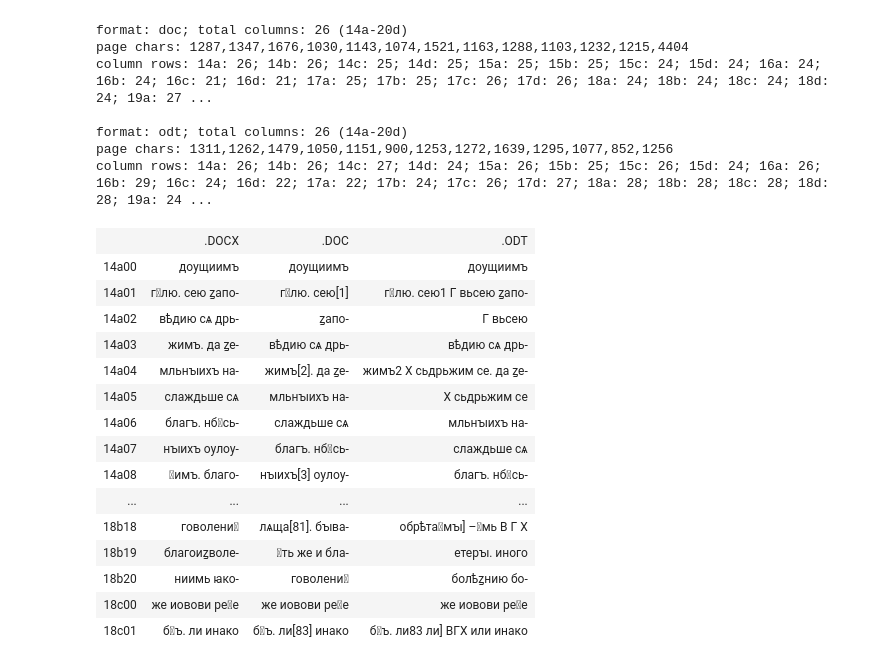
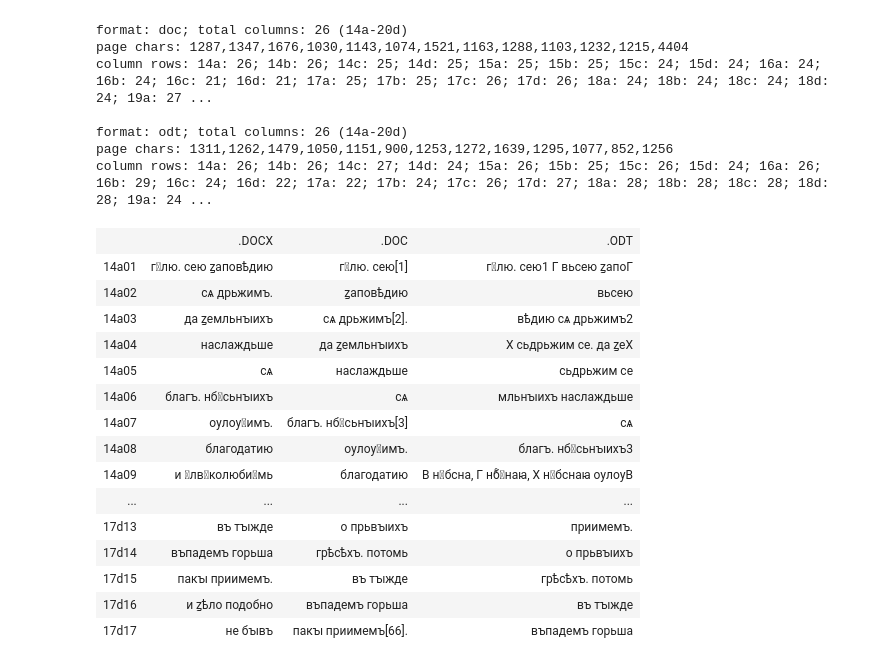
Before and after one commit to mapto/UchitelnoEvangelie, a Jupyter notebook: vocab_extractor.ipynb, the cells around one changed output. Cells and saved outputs as stored; diff of their text form; code cells hidden in the pictures.

```diff
--- a/vocab_extractor.ipynb
+++ b/vocab_extractor.ipynb
@@ -27,31 +24,35 @@ with open("template.html", "r") as ftempl:
 # %%
+html_template = ""
+with open("template.html", "r") as ftempl:
+    html_template = ftempl.read()
+
 html_row_template ="<tr><td class='index'>%s</td><td>%s</td></tr>"
 html_content = html_row_template % ("", "</td><td>".join(["." + d.ext.upper() for d in docs]))
 for page in docs[0].pages().keys():
     mpage = [d.pages()[page] for d in docs]
-    min_lines = min([len(p) for p in mpage])
-    for l in range(min_lines):
-        mline = [format[l] for format in mpage]
+    mlines = max([len(p) for p in mpage])
+    for l in range(1, mlines + 1):
+        mline = [format[l] if len(format) > l else "" for format in mpage]
         line = "%s%02d" % (page, l)
         html_content += html_row_template % (line, "</td><td>".join(mline))
 # print(html_content)
 IPython.display.HTML(html_template % html_content)
 # IPython.display.Markdown(html_template % html_content)
-# IPython.display.IFrame(src='data:text/html;charset=utf-8,' + (html_template % html_content), width=900, height=600)
+# IPython.display.IFrame(src='data:text/html;charset=utf-8,' + (html_template % html_content), width=900, height=600, allow="")
 # %% [output]
 |  | .DOCX | .DOC | .ODT |
-| 14a00 | дѹщиимъ | дѹщиимъ | дѹщиимъ |
-| 14a01 | глю. сею ꙁапо- | глю. сею[1] | глю. сею1 Г вьсею ꙁапо- |
-| 14a02 | вѣдию сѧ дрь- | ꙁапо- | Г вьсею |
-| 14a03 | жимъ. да ꙁе- | вѣдию сѧ дрь- | вѣдию сѧ дрь- |
-| 14a04 | мльнꙑихъ на- | жимъ[2]. да ꙁе- | жимъ2 Х сьдрьжим се. да ꙁе- |
-| 14a05 | слаждьше сѧ | мльнꙑихъ на- | Х сьдрьжим се |
-| 14a06 | благъ. нбсь- | слаждьше сѧ | мльнꙑихъ на- |
-| 14a07 | нꙑихъ ѹлѹ- | благъ. нбсь- | слаждьше сѧ |
-| 14a08 | имъ. благо- | нꙑихъ[3] ѹлѹ- | благъ. нбсь- |
+| 14a01 | глю. сею ꙁаповѣдию | глю. сею[1] | глю. сею1 Г вьсею ꙁапоГ |
+| 14a02 | сѧ дрьжимъ. | ꙁаповѣдию | вьсею |
+| 14a03 | да ꙁемльнꙑихъ | сѧ дрьжимъ[2]. | вѣдию сѧ дрьжимъ2 |
+| 14a04 | наслаждьше | да ꙁемльнꙑихъ | Х сьдрьжим се. да ꙁеХ |
+| 14a05 | сѧ | наслаждьше | сьдрьжим се |
+| 14a06 | благъ. нбсьнꙑихъ | сѧ | мльнꙑихъ наслаждьше |
+| 14a07 | ѹлѹимъ. | благъ. нбсьнꙑихъ[3] | сѧ |
+| 14a08 | благодатию | ѹлѹимъ. | благъ. нбсьнꙑихъ3 |
+| 14a09 | и лвколюбимь | благодатию | В нбсна, Г нбⷭнаꙗ, Х нбснаꙗ ѹлѹВ |
 | ... | ... | ... | ... |
-| 18b18 | говолени | лѧща[81]. бꙑва- | обрѣтамꙑ] –мь В Г Х |
-| 18b19 | благоиꙁволе- | ть же и бла- | етерꙑ. иного |
-| 18b20 | ниимь ꙗко- | говолени | болѣꙁнию бо- |
-| 18c00 | же иовови рее | же иовови рее | же иовови рее |
-| 18c01 | бъ. ли инако | бъ. ли[83] инако | бъ. ли83 ли] ВГХ или инако |
+| 17d13 | въ тꙑжде | о прьвꙑихъ | приимемъ. |
+| 17d14 | въпадемъ горьша | грѣсѣхъ. потомь | о прьвꙑихъ |
+| 17d15 | пакꙑ приимемъ. | въ тꙑжде | грѣсѣхъ. потомь |
+| 17d16 | и ꙁѣло подобно | въпадемъ горьша | въ тꙑжде |
+| 17d17 | не бꙑвъ | пакꙑ приимемъ[66]. | въпадемъ горьша |
```
Also changed, not shown: parts of 3 cells of this notebook, 2 other files.
